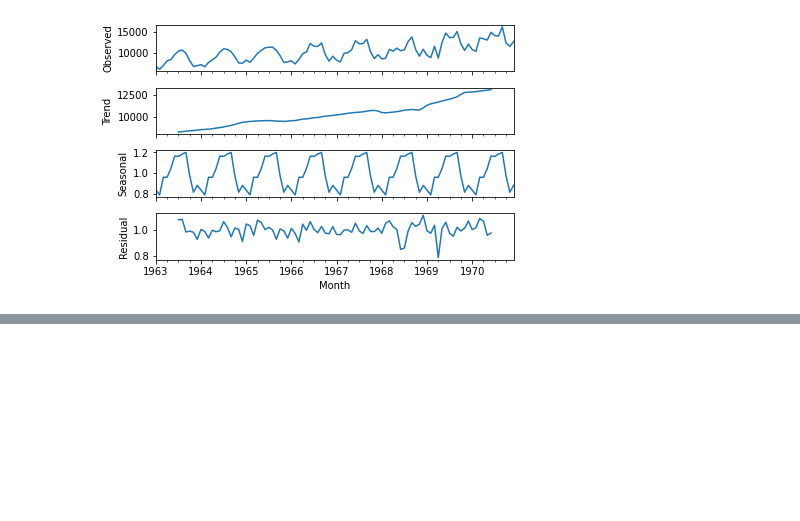
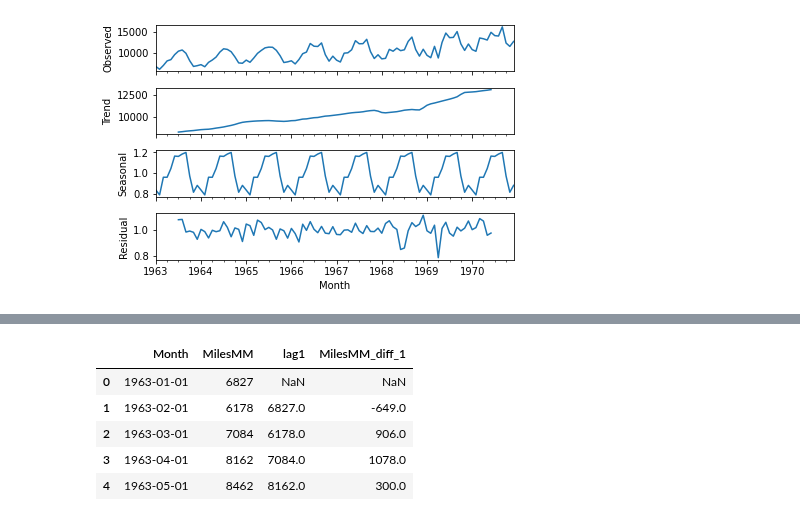
Before and after one commit to anmol0720/Time-Series-Forcasting, a Jupyter notebook: Time_Series_Analysis_and_Forcasting.ipynb, the cells around one changed output, grey strips where cells are left out. Cells and saved outputs as stored; diff of their text form; code cells hidden in the pictures; blank space fills up the shorter version.

```diff
--- a/Time_Series_Analysis_and_Forcasting.ipynb
+++ b/Time_Series_Analysis_and_Forcasting.ipynb
@@ -583,0 +586,2 @@ result2.plot()
+# %%
+miles_df['lag1']=miles_df['MilesMM'].shift(1)
@@ -583,0 +597,11 @@ result2.plot()
+# %%
+miles_df['MilesMM_diff_1']=miles_df['MilesMM'].diff(periods=1)
+# %%
+miles_df.head()
+# %% [output]
+|  | Month | MilesMM | lag1 | MilesMM_diff_1 |
+| 0 | 1963-01-01 | 6827 | NaN | NaN |
+| 1 | 1963-02-01 | 6178 | 6827.0 | -649.0 |
+| 2 | 1963-03-01 | 7084 | 6178.0 | 906.0 |
+| 3 | 1963-04-01 | 8162 | 7084.0 | 1078.0 |
+| 4 | 1963-05-01 | 8462 | 8162.0 | 300.0 |
```
Also changed, not shown: parts of 2 cells of this notebook.
